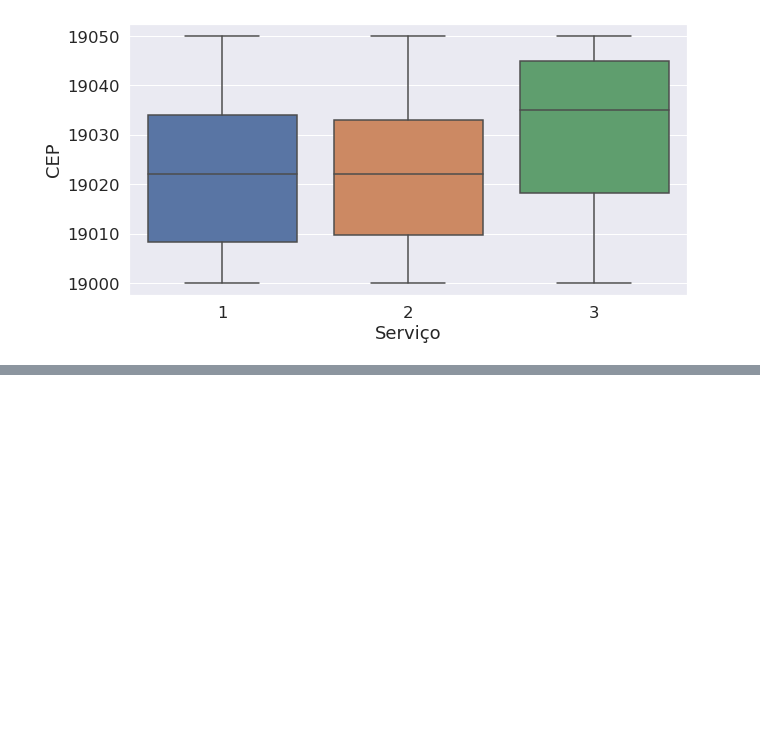
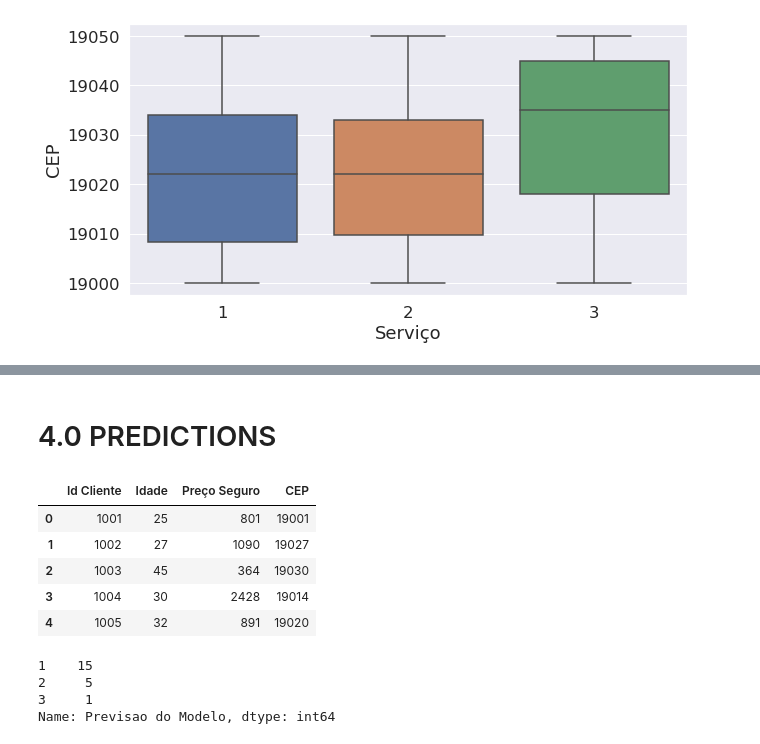
Before and after one commit to borgesds/Seguradora_Random_Florests_Ex, a Jupyter notebook: seguradora_exercicio_random_forests.ipynb, the cells around one changed output, grey strips where cells are left out. Drawn from its saved outputs; the diff is of its cells as text; code cells hidden in the pictures; blank space fills up the shorter version.

```diff
--- a/seguradora_exercicio_random_forests.ipynb
+++ b/seguradora_exercicio_random_forests.ipynb
@@ -80,0 +151,12 @@ sns.boxplot(data=base_dado, x='Serviço', y='CEP');
+# %% [markdown]
+# 4.0 PREDICTIONS
+# %%
+novas_vendas = pd.read_excel('data/BaseDados_FlorestaDeDecisão.xlsx', 'Plan2')
+novas_vendas.head()
+# %% [output]
+|  | Id Cliente | Idade | Preço Seguro | CEP |
+| 0 | 1001 | 25 | 801 | 19001 |
+| 1 | 1002 | 27 | 1090 | 19027 |
+| 2 | 1003 | 45 | 364 | 19030 |
+| 3 | 1004 | 30 | 2428 | 19014 |
+| 4 | 1005 | 32 | 891 | 19020 |
@@ -80,0 +167,7 @@ sns.boxplot(data=base_dado, x='Serviço', y='CEP');
+# %%
+novas_vendas['Previsao do Modelo'].value_counts()
+# %% [output]
+1    15
+2     5
+3     1
+Name: Previsao do Modelo, dtype: int64
```
Also changed, not shown: parts of 16 cells of this notebook.
